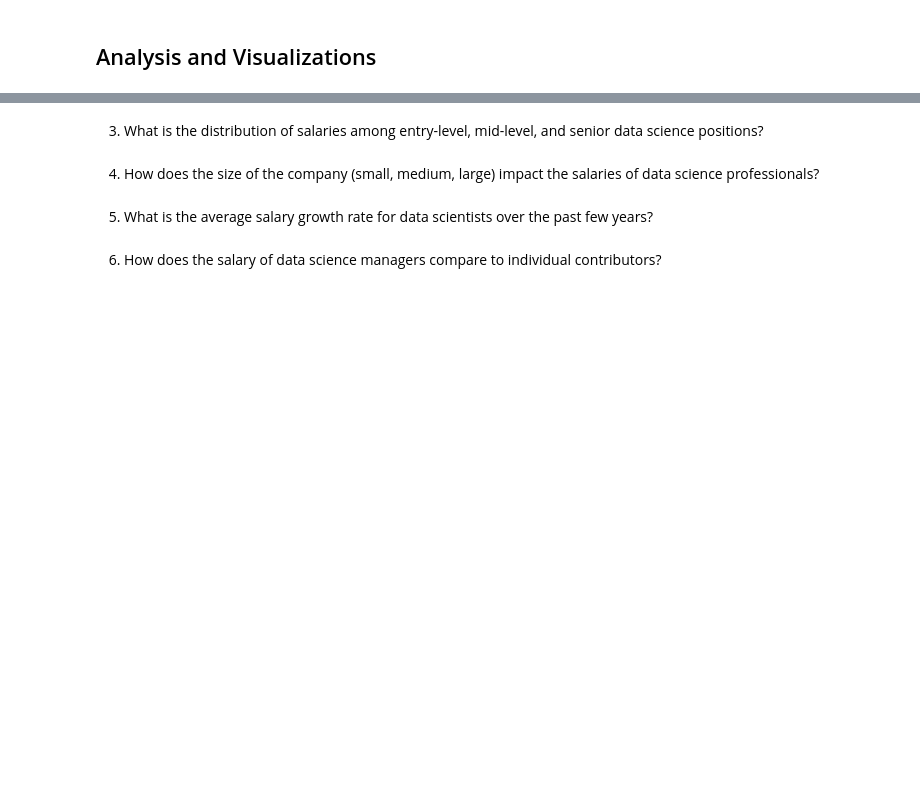
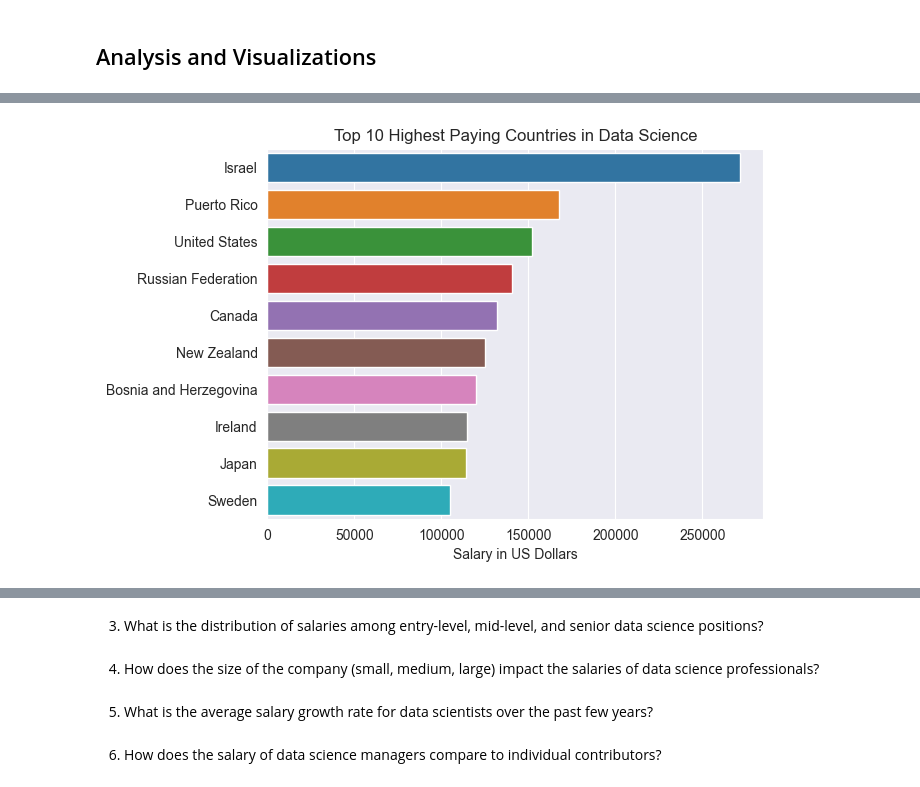
Before and after one commit to Nick-Climaco/code, a Jupyter notebook: Python_code/data projects/Data Science Salaries/notebook.ipynb, the cells around one changed output, grey strips where cells are left out. Saved outputs shown, nothing was run; the diff lists cells and outputs as text; code cells hidden in the pictures; blank space fills up the shorter version.

Commit message:
added plot for q2

```diff
--- a/Python_code/data projects/Data Science Salaries/notebook.ipynb
+++ b/Python_code/data projects/Data Science Salaries/notebook.ipynb
@@ -106,0 +90,7 @@ salary_df.head()
+# %%
+# change country code to country name
+def get_country_name(code) :
+    try:
+        return pycountry.countries.get(alpha_2=code).name
+    except:
+        return "Unknown"
@@ -111,2 +117,13 @@ salary_df.head()
 # %%
-salary_per_location = salary_df.groupby("company_location")["salary_in_usd"].agg("mean")
+salary_per_location = salary_df.groupby("company_location")["salary_in_usd"].agg(lambda x : round(np.mean(x), 2))
+salary_per_location = salary_per_location.sort_values(ascending=False).reset_index()
+# %%
+sns.set_style("darkgrid")
+sns.barplot(x = "salary_in_usd", y = "company_location", data=salary_per_location.head(10))
+
+plt.xlabel("Salary in US Dollars")
+plt.ylabel("")
+plt.title("Top 10 Highest Paying Countries in Data Science")
+plt.show()
+# %% [output]
+[figure, added]
```
Also changed, not shown: parts of 17 cells of this notebook.
